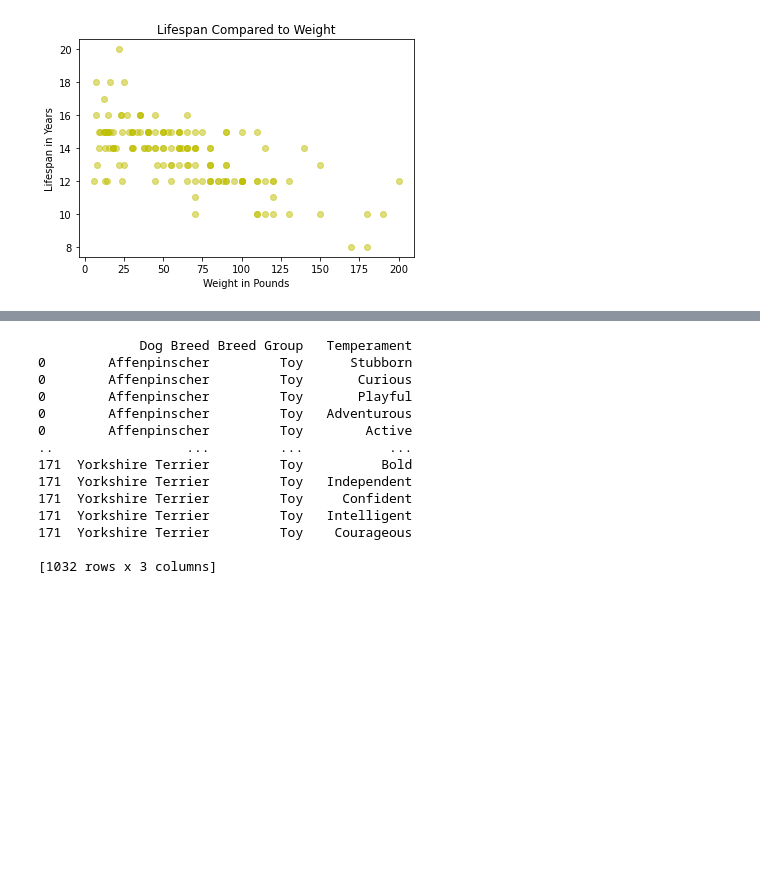
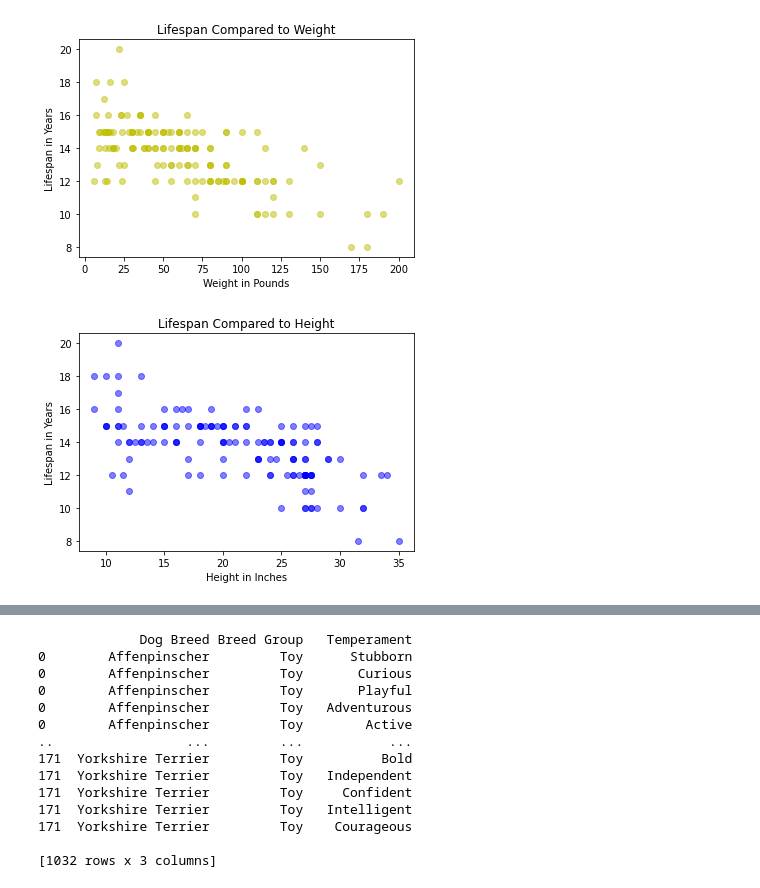
Before and after one commit to chelseasenter/Doggo-Webpage, a Jupyter notebook: Graphs/graphing.ipynb, the cells around one changed output, grey strips where cells are left out. Drawn from its saved outputs; the diff is of its cells as text; code cells hidden in the pictures; blank space fills up the shorter version.

```diff
--- a/Graphs/graphing.ipynb
+++ b/Graphs/graphing.ipynb
@@ -124,3 +126,14 @@ plt.title("Lifespan Compared to Weight")
 plt.show()
 # %% [output]
 [figure]
+# %%
+#Lifespan vs Height plot
+plt.scatter(dogs_df["max_height"],dogs_df["max_lifespan"], c='b', alpha = 0.5)
+plt.xlabel("Height in Inches")
+plt.ylabel("Lifespan in Years")
+plt.title("Lifespan Compared to Height")
+#save as png
+plt.savefig('lifespanvsheight.png')
+plt.show()
+# %% [output]
+[figure, added]
```
Also changed, not shown: parts of 5 cells of this notebook, 4 other files.
